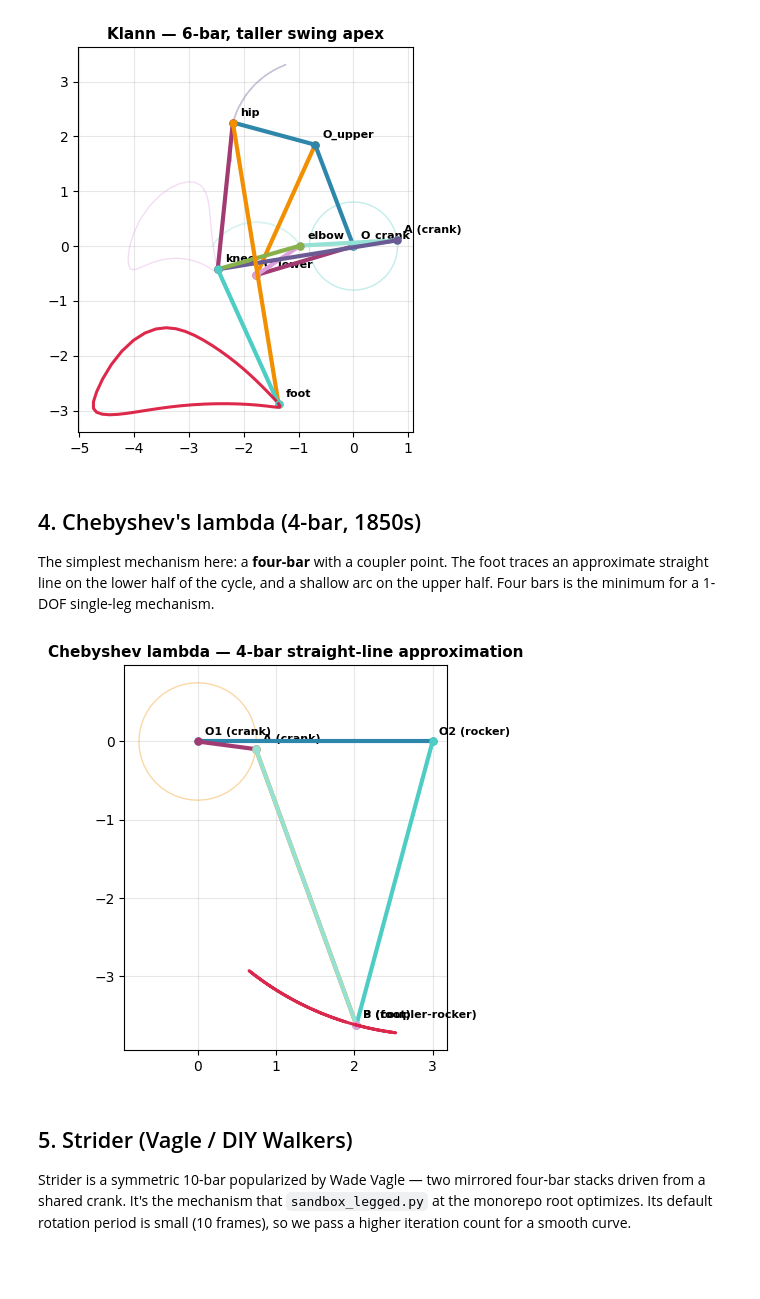
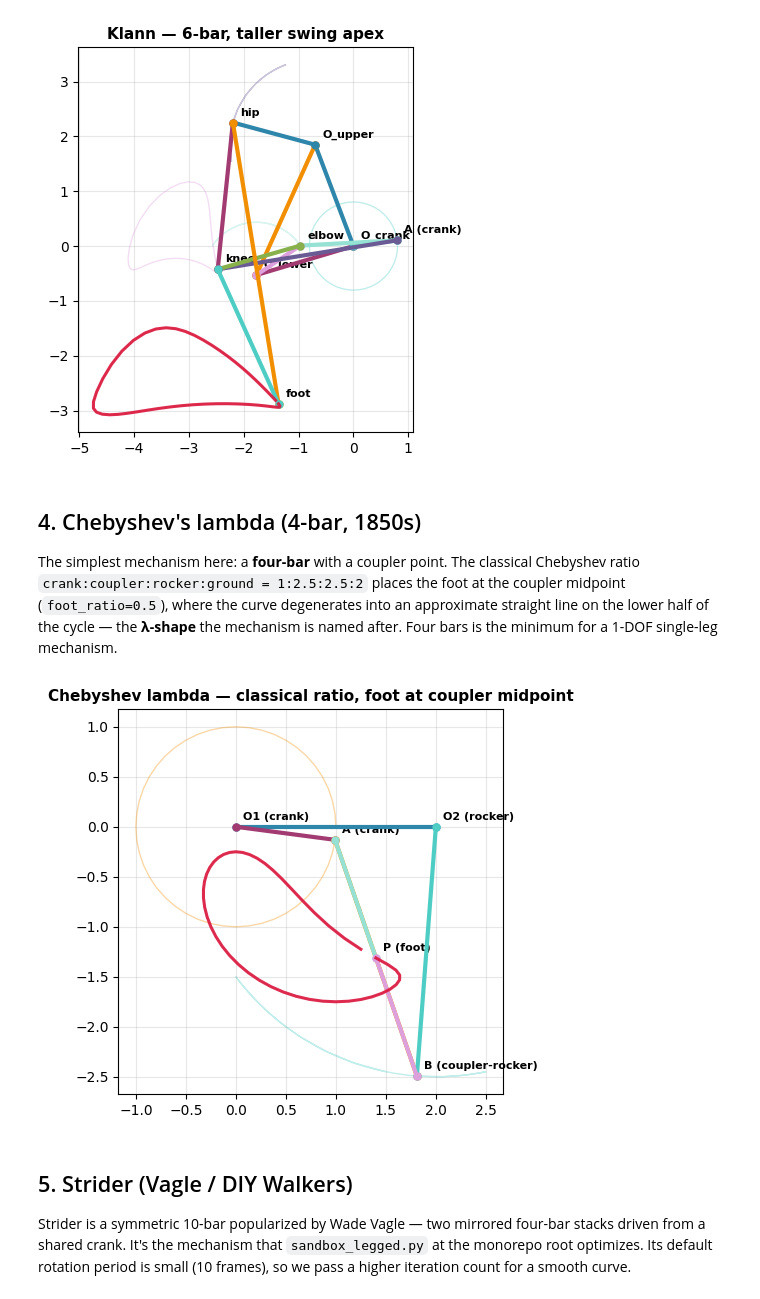
Before and after one commit to HugoFara/leggedsnake, a Jupyter notebook: examples/01_walkers_gallery.ipynb, the cells around one changed output. Drawn from its saved outputs; the diff is of its cells as text; code cells hidden in the pictures; blank space fills up the shorter version.

```diff
--- a/examples/01_walkers_gallery.ipynb
+++ b/examples/01_walkers_gallery.ipynb
@@ -92,14 +92,18 @@ show_walker(klann, "Klann — 6-bar, taller swing apex")
 ## 4. Chebyshev's lambda (4-bar, 1850s)
 
 The simplest mechanism here: a **four-bar** with a coupler point. The
-foot traces an approximate straight line on the lower half of the
-cycle, and a shallow arc on the upper half. Four bars is the minimum
-for a 1-DOF single-leg mechanism.
+classical Chebyshev ratio `crank:coupler:rocker:ground = 1:2.5:2.5:2`
+places the foot at the coupler midpoint (`foot_ratio=0.5`), where the
+curve degenerates into an approximate straight line on the lower half
+of the cycle — the **λ-shape** the mechanism is named after. Four bars
+is the minimum for a 1-DOF single-leg mechanism.
-# %%
-cheb = ls.Walker.from_chebyshev()
-show_walker(cheb, "Chebyshev lambda — 4-bar straight-line approximation")
-# %% [output]
-[figure, removed]
+# %%
+cheb = ls.Walker.from_chebyshev(
+    crank=1.0, coupler=2.5, rocker=2.5, ground_length=2.0, foot_ratio=0.5,
+)
+show_walker(cheb, "Chebyshev lambda — classical ratio, foot at coupler midpoint")
+# %% [output]
+[figure, added]
 # %% [markdown]
 ## 5. Strider (Vagle / DIY Walkers)
 
```
Also changed, not shown: parts of 3 cells of this notebook, 1 other file.
